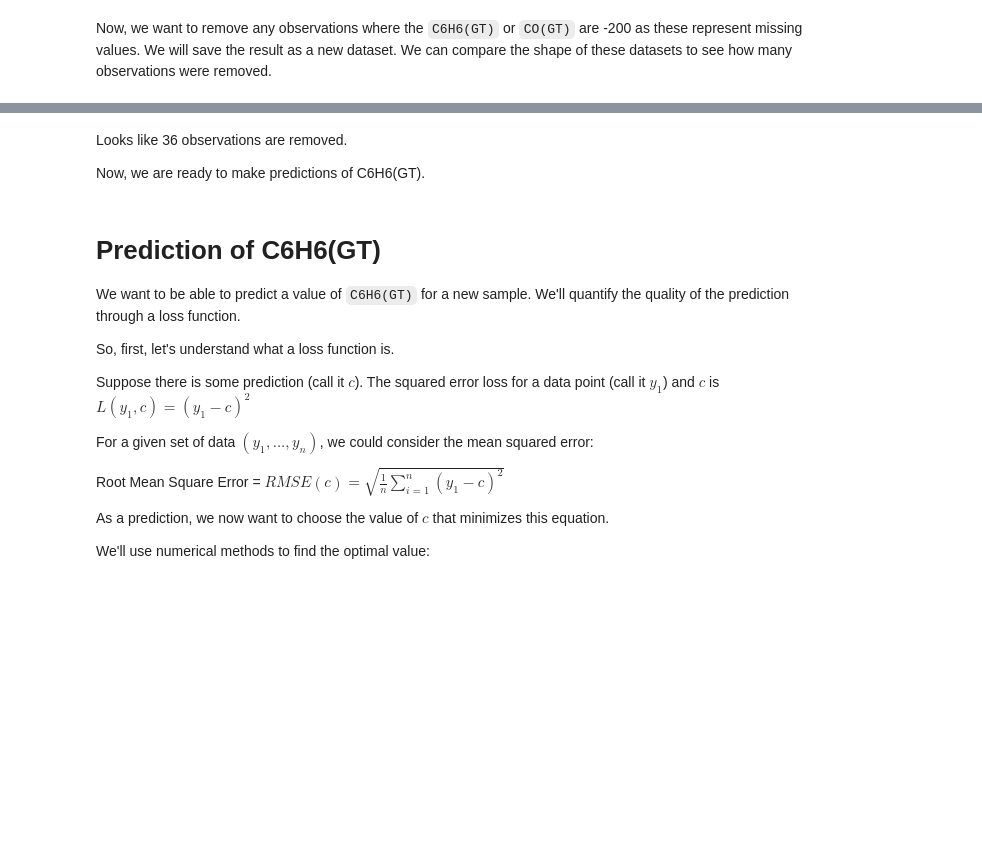
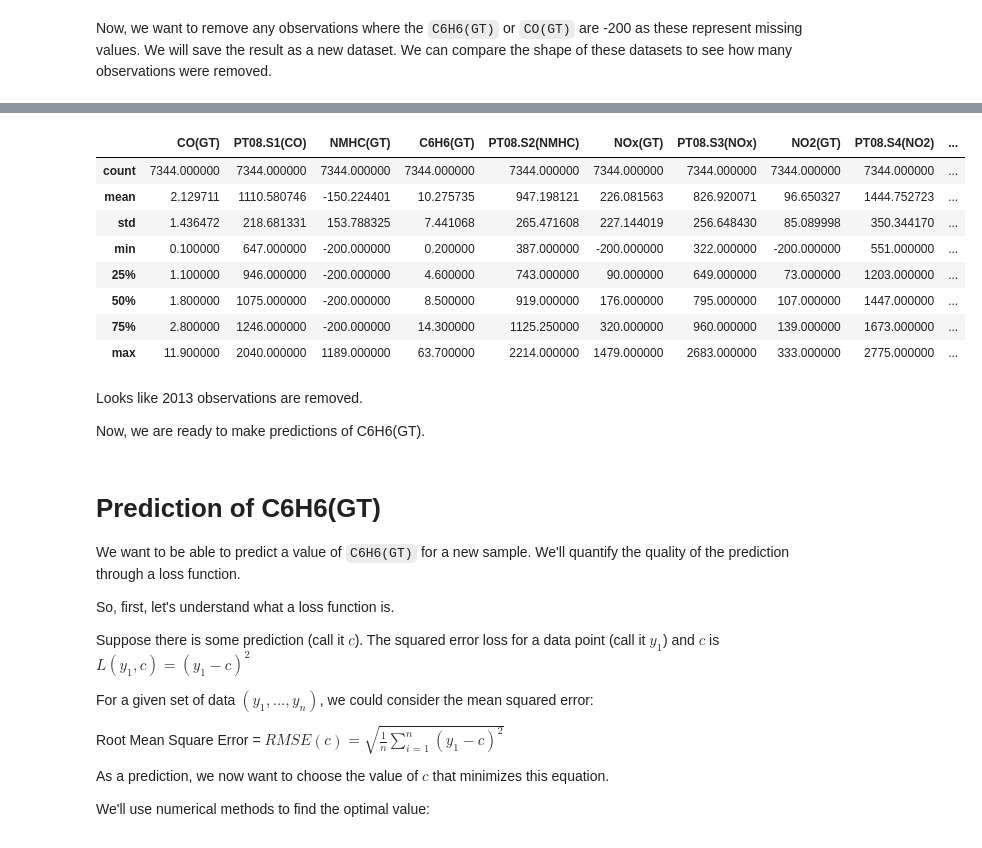
Before and after one commit to bingxiaochen/ST-554-Project1, a Jupyter notebook: Task1/ST_554_P1_Task_1.ipynb, the cells around one changed output, grey strips where cells are left out. Drawn from its saved outputs; the diff is of its cells as text; code cells hidden in the pictures; blank space fills up the shorter version.

```diff
--- a/Task1/ST_554_P1_Task_1.ipynb
+++ b/Task1/ST_554_P1_Task_1.ipynb
@@ -88,5 +100,17 @@ print(air_clean.shape)
+# %%
+air_clean.describe()
+# %% [output]
+|  | CO(GT) | PT08.S1(CO) | NMHC(GT) | C6H6(GT) | PT08.S2(NMHC) | NOx(GT) | PT08.S3(NOx) | NO2(GT) | PT08.S4(NO2) | ... |
+| count | 7344.000000 | 7344.000000 | 7344.000000 | 7344.000000 | 7344.000000 | 7344.000000 | 7344.000000 | 7344.000000 | 7344.000000 | ... |
+| mean | 2.129711 | 1110.580746 | -150.224401 | 10.275735 | 947.198121 | 226.081563 | 826.920071 | 96.650327 | 1444.752723 | ... |
+| std | 1.436472 | 218.681331 | 153.788325 | 7.441068 | 265.471608 | 227.144019 | 256.648430 | 85.089998 | 350.344170 | ... |
+| min | 0.100000 | 647.000000 | -200.000000 | 0.200000 | 387.000000 | -200.000000 | 322.000000 | -200.000000 | 551.000000 | ... |
+| 25% | 1.100000 | 946.000000 | -200.000000 | 4.600000 | 743.000000 | 90.000000 | 649.000000 | 73.000000 | 1203.000000 | ... |
+| 50% | 1.800000 | 1075.000000 | -200.000000 | 8.500000 | 919.000000 | 176.000000 | 795.000000 | 107.000000 | 1447.000000 | ... |
+| 75% | 2.800000 | 1246.000000 | -200.000000 | 14.300000 | 1125.250000 | 320.000000 | 960.000000 | 139.000000 | 1673.000000 | ... |
+| max | 11.900000 | 2040.000000 | 1189.000000 | 63.700000 | 2214.000000 | 1479.000000 | 2683.000000 | 333.000000 | 2775.000000 | ... |
 # %% [markdown]
-Looks like 36 observations are removed.
+Looks like 2013 observations are removed.
 
 Now, we are ready to make predictions of C6H6(GT).
 # %% [markdown]
```
Also changed, not shown: parts of 36 cells of this notebook.
